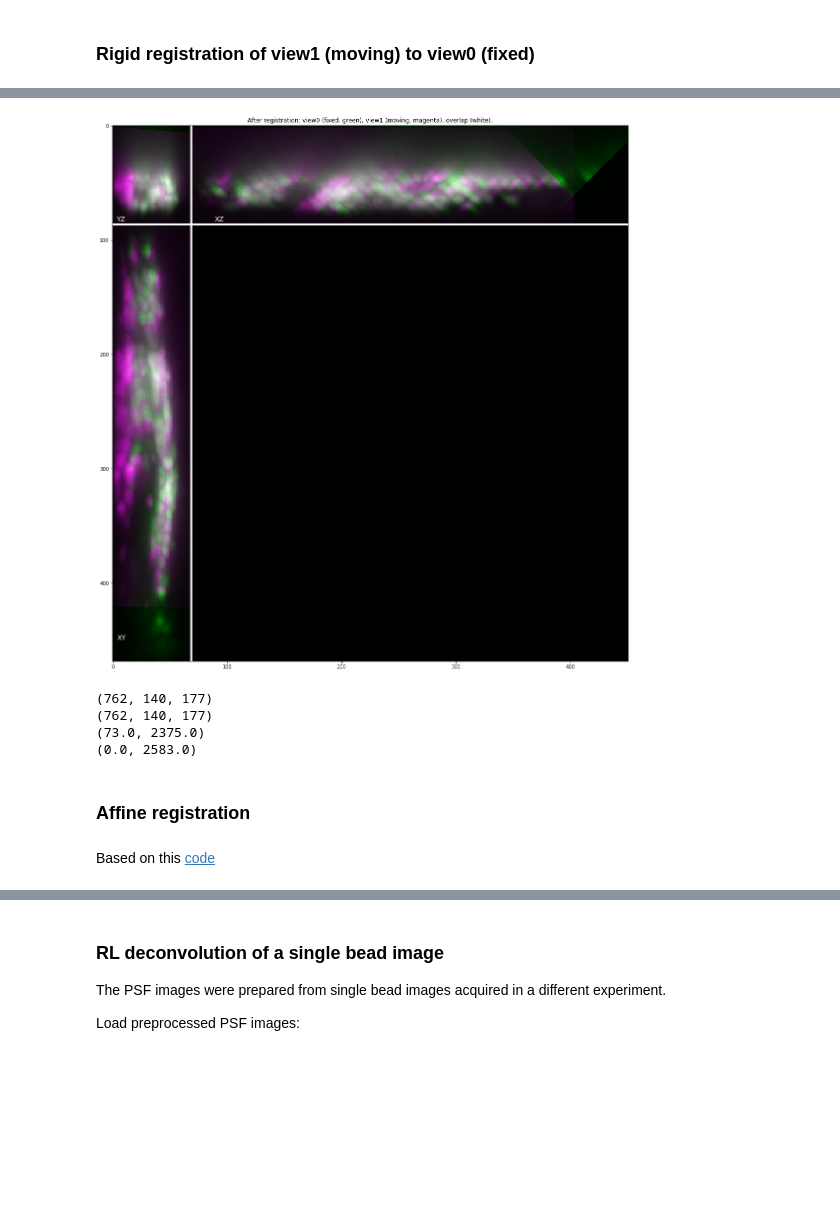
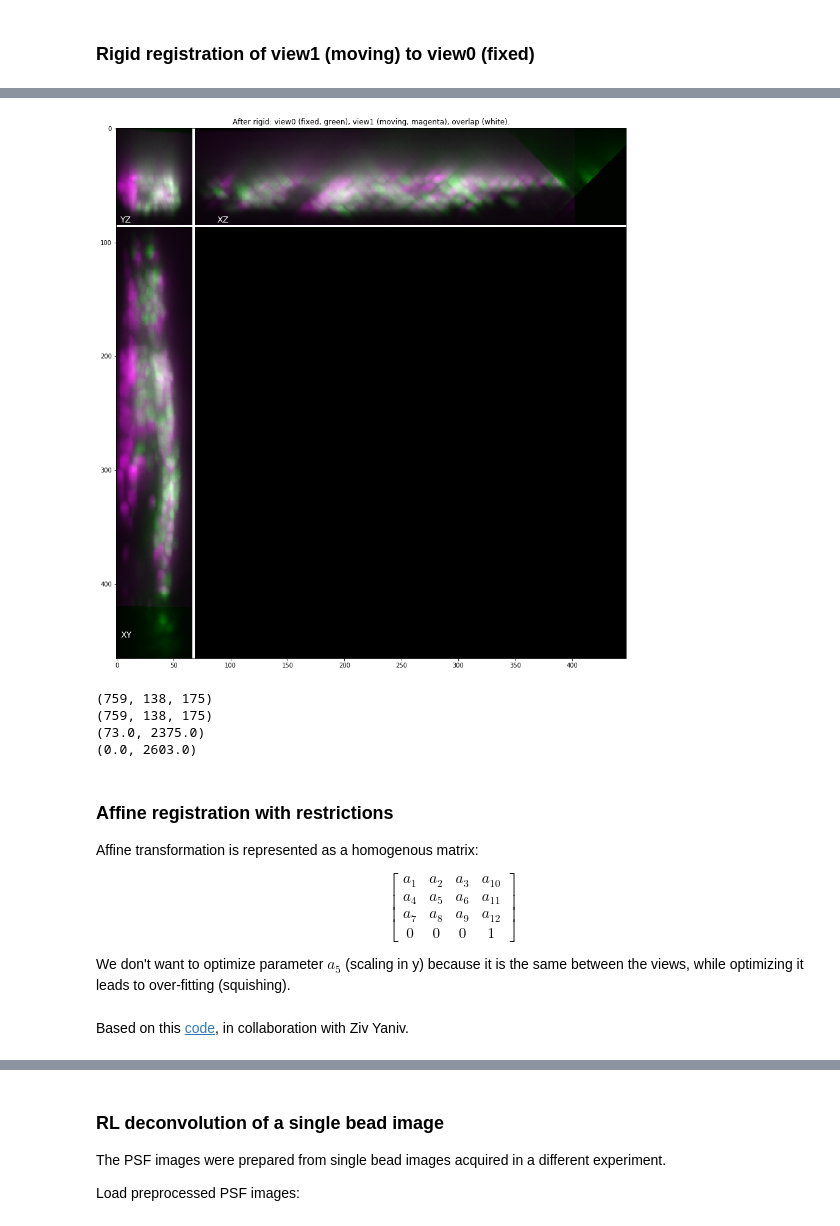
Before and after one commit to nvladimus/ITK_sandbox, a Jupyter notebook: worm_head(2019-03-05)-reg_affine-decon_RLucy.ipynb, the cells around one changed output, grey strips where cells are left out. Drawn from its saved outputs; the diff is of its cells as text; code cells hidden in the pictures; blank space fills up the shorter version.

```diff
--- a/worm_head(2019-03-05)-reg_affine-decon_RLucy.ipynb
+++ b/worm_head(2019-03-05)-reg_affine-decon_RLucy.ipynb
@@ -107,9 +117,7 @@ view1_iso = util.resample_isotropic(view1_unsheared, default_val=cam_offset)
 # %% [markdown]
 Now transform view1 coordinates to match them to view0:
 # %%
-view1_coordinate_transform = sitk.Transform(transform_rot_around_Y)
-view1_coordinate_transform.AddTransform(transform_flipYsign)
-
+view1_coordinate_transform = sitk.CompositeTransform([transform_rot_around_Y, transform_flipYsign])
 view1_iso_matched = util.transform_resample(view1_iso, view1_coordinate_transform, default_val=cam_offset)
 # %%
 fig = plt.figure(figsize=(18,8))
@@ -190,8 +198,8 @@ registration_method.SetInterpolator(sitk.sitkLinear)
 registration_method.SetOptimizerAsPowell(stepLength=0.1, numberOfIterations=25) #, estimateLearningRate=registration_method.EachIteration)
 registration_method.SetOptimizerScalesFromPhysicalShift()
 # %%
-final_transform = sitk.Euler3DTransform(initial_transform)
-registration_method.SetInitialTransform(final_transform)
+rigid_transform = sitk.Euler3DTransform(initial_transform)
+registration_method.SetInitialTransform(rigid_transform)
 registration_method.SetShrinkFactorsPerLevel(shrinkFactors = [16, 8, 4])
 registration_method.SetSmoothingSigmasPerLevel(smoothingSigmas = [2, 1, 0])
 registration_method.SmoothingSigmasAreSpecifiedInPhysicalUnitsOn()
@@ -218,13 +246,13 @@ Final metric value: 33644.818457894355
 # %%
-view1_cropped_registered = sitk.Resample(view1_cropped, view0_cropped, final_transform,
+view1_cropped_rigid = sitk.Resample(view1_cropped, view0_cropped, rigid_transform,
                                            sitk.sitkLinear, 0.0, view0_cropped.GetPixelID())
 
-img_merge = util.merge_images_rgb(util.downsample(view0_cropped, 2), util.downsample(view1_cropped_registered, 2))
+img_merge = util.merge_images_rgb(util.downsample(view0_cropped, 2), util.downsample(view1_cropped_rigid, 2))
 
-fig = plt.figure(figsize=(20,20))
-util.show_mips(img_merge, "After registration: view0 (fixed, green), view1 (moving, magenta), overlap (white).")
+fig = plt.figure(figsize=(16,16))
+util.show_mips(img_merge, "After rigid: view0 (fixed, green), view1 (moving, magenta), overlap (white).")
 # %% [output]
-[figure, old version]
+[figure, new version]
 # %%
 # optional: launch and inspect in Fiji
 sitk.Show(img_merge)
@@ -250,19 +278,32 @@ view1_cropped = view1_cropped_registered
 # %%
 print(view0_cropped.GetSize())
-print(view1_cropped.GetSize())
+print(view1_cropped_rigid.GetSize())
 
 #Check min-max values
 print(util.get_minmax(view0_cropped))
-print(util.get_minmax(view1_cropped))
+print(util.get_minmax(view1_cropped_rigid))
 # %% [output]
-(762, 140, 177)
-(762, 140, 177)
+(759, 138, 175)
+(759, 138, 175)
 (73.0, 2375.0)
-(0.0, 2583.0)
+(0.0, 2603.0)
-# %% [markdown]
-### Affine registration
+# %% [markdown]
+### Affine registration with restrictions
+
+Affine transformation is represented as a homogenous matrix:
+
+$$
+\left[\begin{array}{cccc}
+a_1 & a_2 & a_3 & a_{10}\\
+a_4 & a_5 & a_6 & a_{11}\\
+a_7 & a_8 & a_9 & a_{12}\\
+0   & 0   & 0   & 1
+\end{array}\right]
+$$
+
+We don't want to optimize parameter $a_5$ (scaling in y) because it is the same between the views, while optimizing it leads to over-fitting (squishing).
 # %% [markdown]
-Based on this [code](https://github.com/nvladimus/ITK_sandbox)
+Based on this [code](https://github.com/nvladimus/ITK_sandbox), in collaboration with Ziv Yaniv.
 # %%
 fixed_image = sitk.Cast(view0_cropped, sitk.sitkFloat32)
 moving_image = sitk.Cast(view1_cropped, sitk.sitkFloat32)
```
Also changed, not shown: parts of 13 cells of this notebook, 2 other files.
